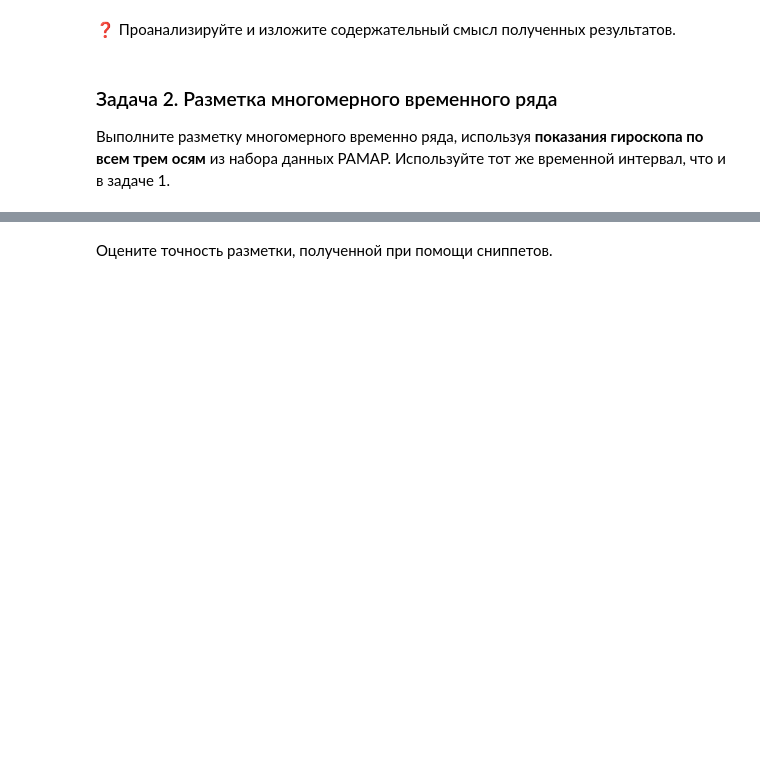
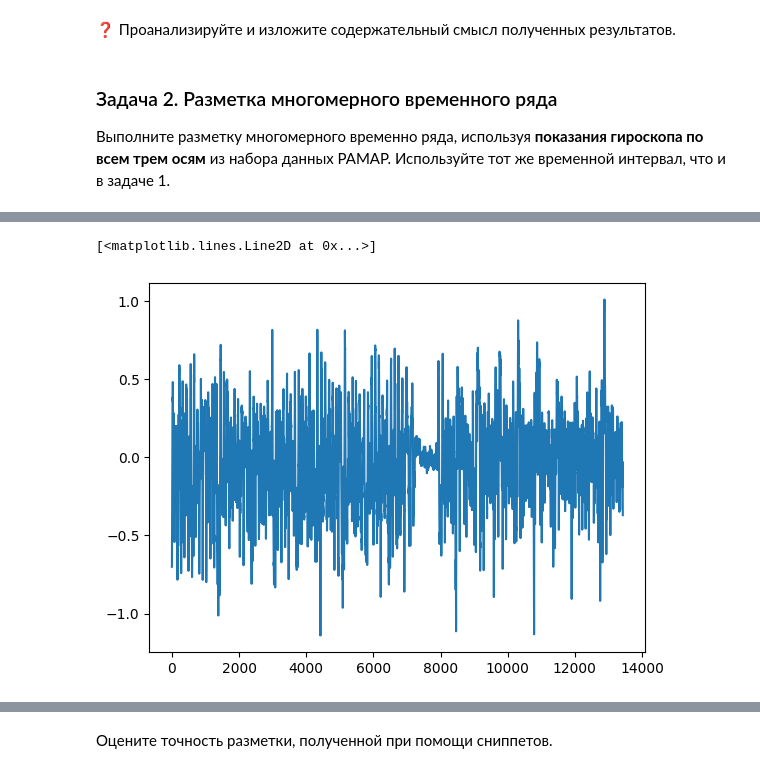
Before and after one commit to Isakova74/2023-Isakova-TimeSeriesCourse, a Jupyter notebook: practice/05_Snippets/05 Snippets.ipynb, the cells around one changed output, grey strips where cells are left out. Cells and saved outputs as stored; diff of their text form; code cells hidden in the pictures; blank space fills up the shorter version.

```diff
--- a/practice/05_Snippets/05 Snippets.ipynb
+++ b/practice/05_Snippets/05 Snippets.ipynb
@@ -176,0 +193,5 @@ ValueError: ignored
+# %%
+plt.plot(ts3)
+# %% [output]
+[<matplotlib.lines.Line2D at 0x...>]
+[figure, added]
```
Also changed, not shown: parts of 37 cells of this notebook.
